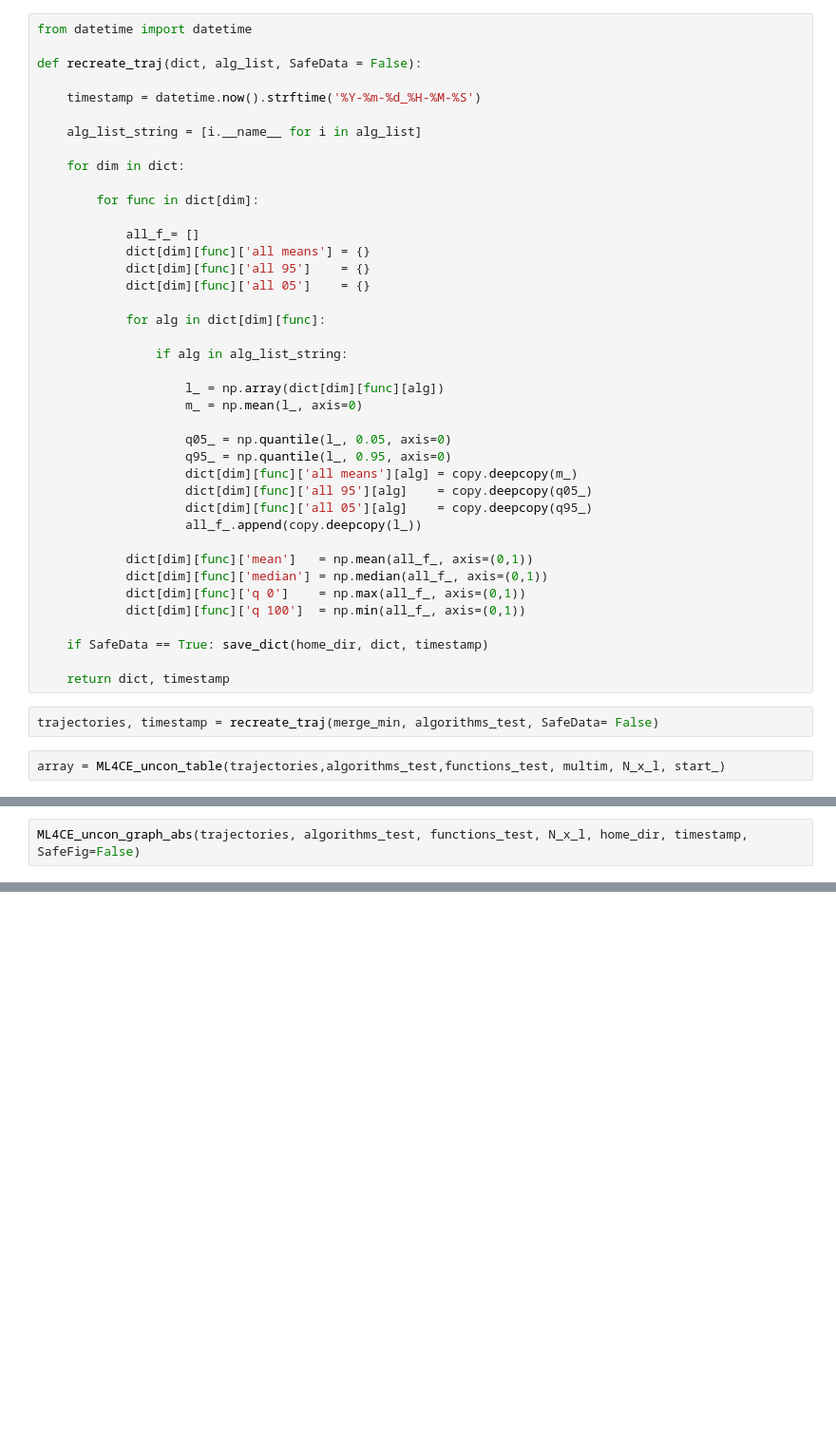
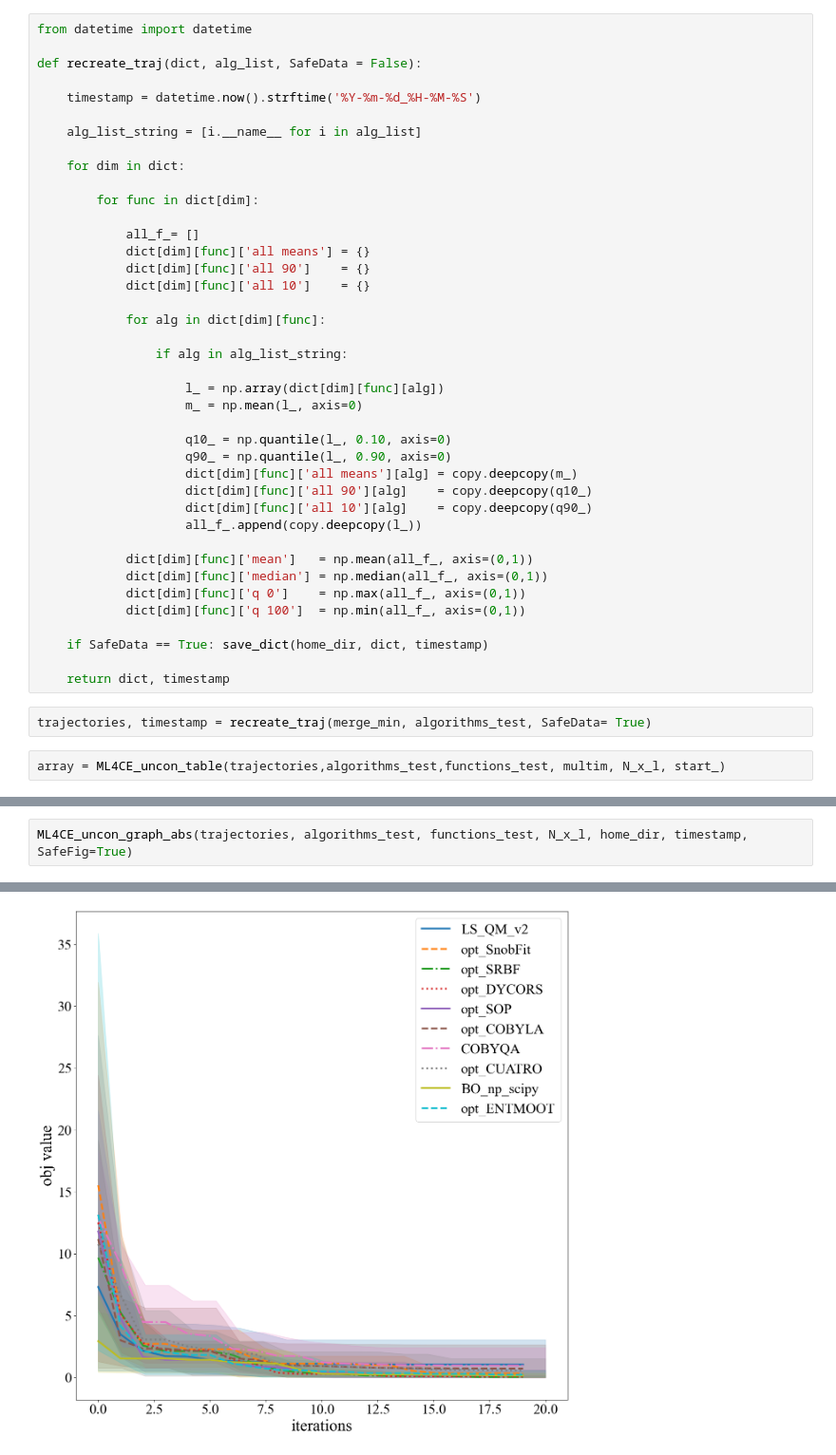
Before and after one commit to OptiMaL-PSE-Lab/DDO-4-ChemEng, a Jupyter notebook: Benchmarking/01_unconstrained/03_reconstruct_trajectories.ipynb, the cells around one changed output, grey strips where cells are left out. Shown at 95% size. Cells and saved outputs as stored; diff of their text form; blank space fills up the shorter version.

Commit message:
updated the 1D plots to contain 90 10 intervall and indicate where we start couting

```diff
--- a/Benchmarking/01_unconstrained/03_reconstruct_trajectories.ipynb
+++ b/Benchmarking/01_unconstrained/03_reconstruct_trajectories.ipynb
@@ -254,8 +254,8 @@ def recreate_traj(dict, alg_list, SafeData = False):
 
             all_f_= []
             dict[dim][func]['all means'] = {}
-            dict[dim][func]['all 95']    = {}
-            dict[dim][func]['all 05']    = {}
+            dict[dim][func]['all 90']    = {}
+            dict[dim][func]['all 10']    = {}
 
             for alg in dict[dim][func]:
 
@@ -264,11 +264,11 @@ def recreate_traj(dict, alg_list, SafeData = False):
                     l_ = np.array(dict[dim][func][alg])
                     m_ = np.mean(l_, axis=0)
 
-                    q05_ = np.quantile(l_, 0.05, axis=0)
-                    q95_ = np.quantile(l_, 0.95, axis=0)
+                    q10_ = np.quantile(l_, 0.10, axis=0)
+                    q90_ = np.quantile(l_, 0.90, axis=0)
                     dict[dim][func]['all means'][alg] = copy.deepcopy(m_)
-                    dict[dim][func]['all 95'][alg]    = copy.deepcopy(q05_)
-                    dict[dim][func]['all 05'][alg]    = copy.deepcopy(q95_)
+                    dict[dim][func]['all 90'][alg]    = copy.deepcopy(q10_)
+                    dict[dim][func]['all 10'][alg]    = copy.deepcopy(q90_)
                     all_f_.append(copy.deepcopy(l_))
 
             dict[dim][func]['mean']   = np.mean(all_f_, axis=(0,1))
@@ -280,7 +280,7 @@ def recreate_traj(dict, alg_list, SafeData = False):
 
     return dict, timestamp
 # %%
-trajectories, timestamp = recreate_traj(merge_min, algorithms_test, SafeData= False)
+trajectories, timestamp = recreate_traj(merge_min, algorithms_test, SafeData= True)
 # %%
 array = ML4CE_uncon_table(trajectories,algorithms_test,functions_test, multim, N_x_l, start_)
 # %%
@@ -288,2 +290,3 @@ ML4CE_uncon_table_plot(array, functions_test, algorithms_test, N_x_l, home_dir,
 # %%
-ML4CE_uncon_graph_abs(trajectories, algorithms_test, functions_test, N_x_l, home_dir, timestamp, SafeFig=False)
+ML4CE_uncon_graph_abs(trajectories, algorithms_test, functions_test, N_x_l, home_dir, timestamp, SafeFig=True)
+# %% [output]
@@ -289,0 +294 @@ ML4CE_uncon_graph_abs(trajectories, algorithms_test, functions_test, N_x_l, home
+[figure, added]
```
Also changed, not shown: parts of 2 cells of this notebook, 25 other files.
